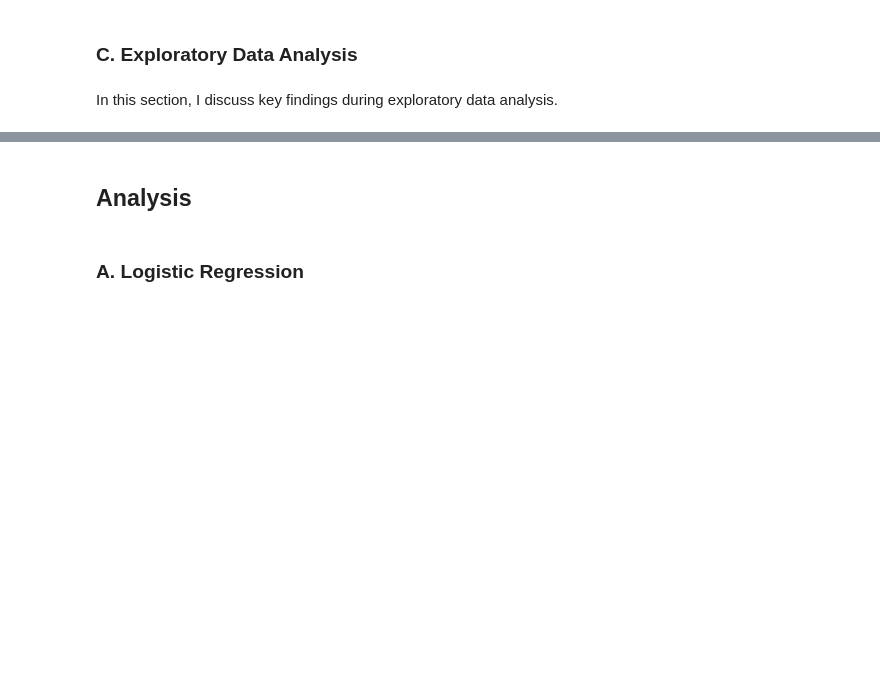
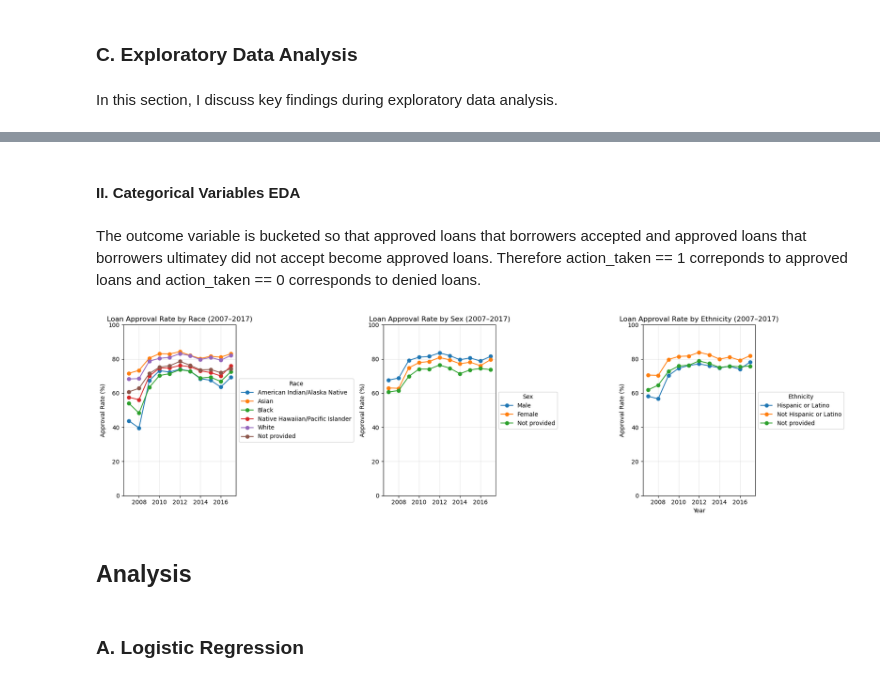
Before and after one commit to jdhilee/fairness_smoke_alarm, a Jupyter notebook: reports/milestone_1.ipynb, the cells around one changed output, grey strips where cells are left out. Drawn from its saved outputs; the diff is of its cells as text; code cells hidden in the pictures; blank space fills up the shorter version.

```diff
--- a/reports/milestone_1.ipynb
+++ b/reports/milestone_1.ipynb
@@ -97,3 +123,11 @@ from matplotlib.ticker import StrMethodFormatter
+# %% [markdown]
+#### II. Categorical Variables EDA
+# %% [markdown]
+The outcome variable is bucketed so that approved loans that borrowers accepted and approved loans that borrowers ultimatey did not accept become approved loans. Therefore action_taken == 1 correponds to approved loans and action_taken == 0 corresponds to denied loans.
+# %%
+fig_sensitive_time
+# %% [output]
+[figure, added]
 # %% [markdown]
 ## Analysis
 # %% [markdown]
```
Also changed, not shown: parts of 8 cells of this notebook.
